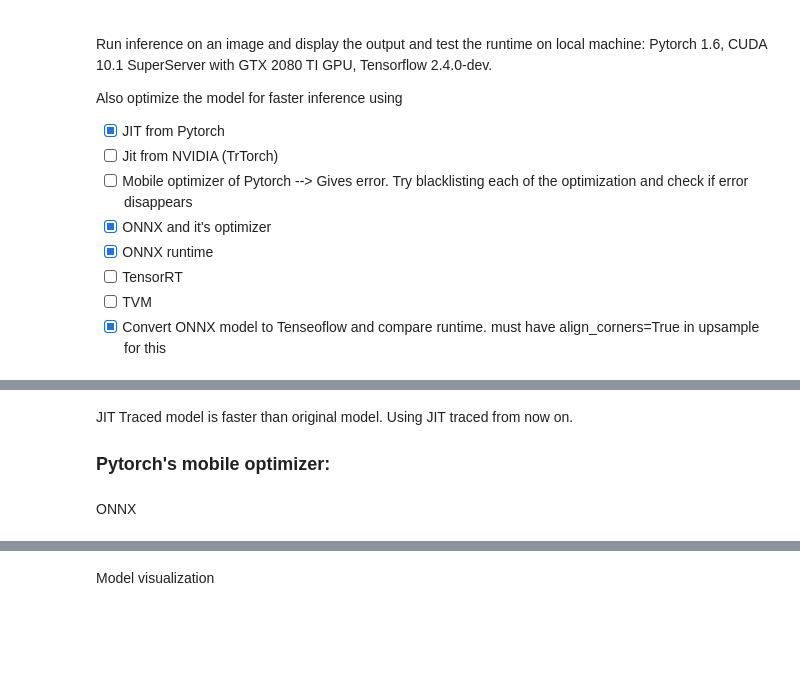
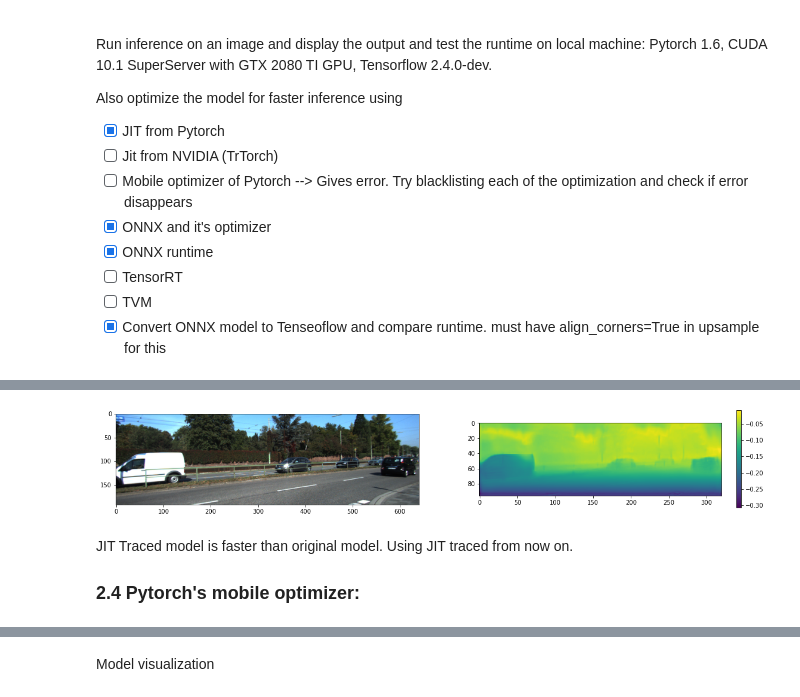
Before and after one commit to bashish101/Pydnet-Pytorch, a Jupyter notebook: inference.ipynb, the cells around one changed output, grey strips where cells are left out. Drawn from its saved outputs; the diff is of its cells as text; code cells hidden in the pictures; blank space fills up the shorter version.

```diff
--- a/inference.ipynb
+++ b/inference.ipynb
@@ -148,0 +182,8 @@ fig.colorbar(depthmap);
+# %%
+traced_model = torch.jit.trace(pyddepth, example1)
+
+output=traced_model(example1)
+%timeit time_torch_model(traced_model,example1, print_time=False, use_cuda="cuda" in device )
+
+plot_input_output(img1, output)
+# %% [output]
@@ -149,10 +192,11 @@ fig.colorbar(depthmap);
+[figure, added]
 # %%
 #scripted_model = torch.jit.script(pyddepth, example1)
 #%timeit scripted_model(example1)
 # %% [markdown]
 JIT Traced model is faster than original model. Using JIT traced from now on.
 
-### Pytorch's mobile optimizer:
+### 2.4 Pytorch's mobile optimizer:
 # %%
 optimized_traced_model = mobile_optimizer.optimize_for_mobile(traced_model)
 
@@ -160,2 +203,0 @@ optimized_traced_model = mobile_optimizer.optimize_for_mobile(traced_model)
-# %% [markdown]
-ONNX
```
Also changed, not shown: parts of 46 cells of this notebook, 2 other files.
